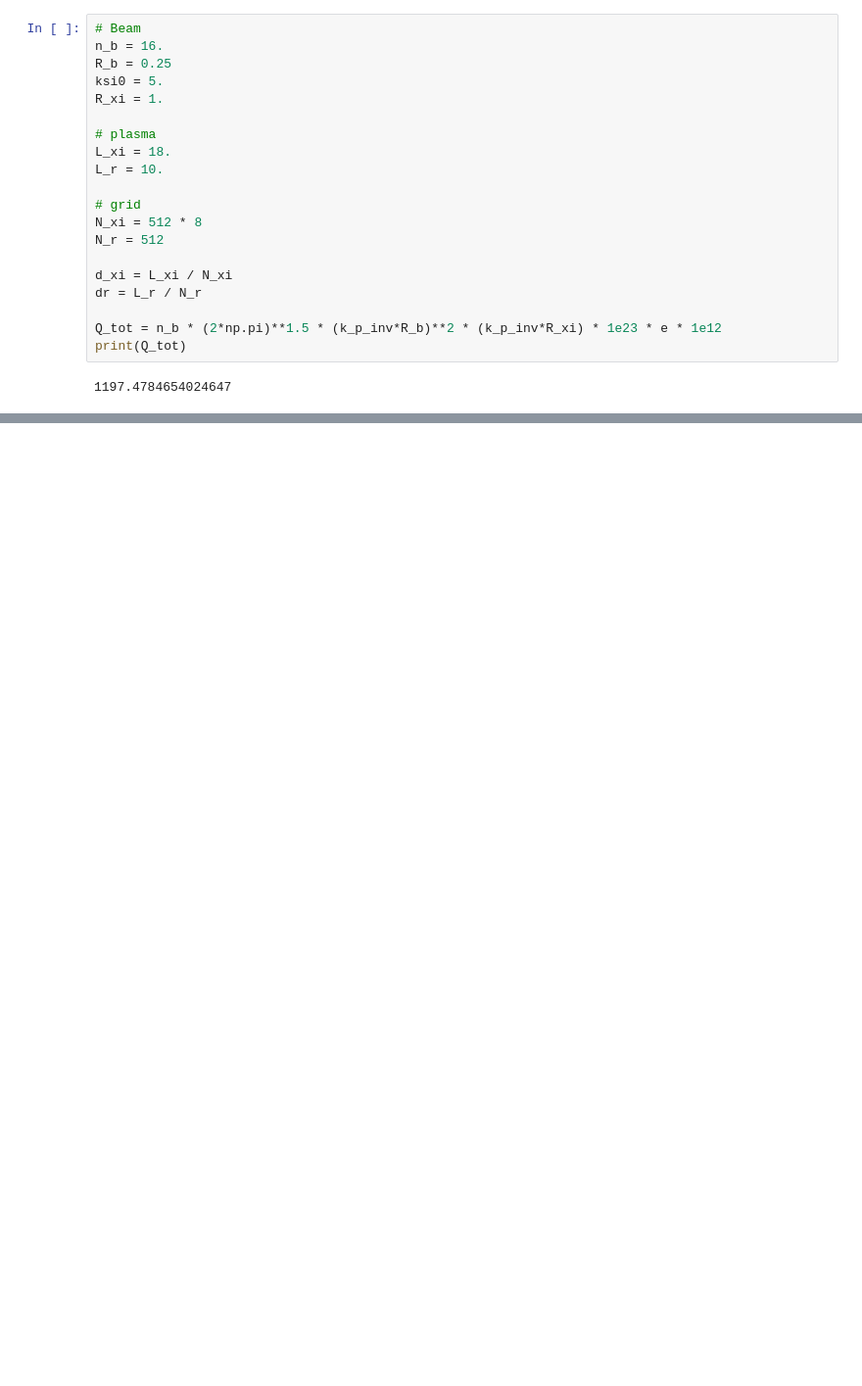
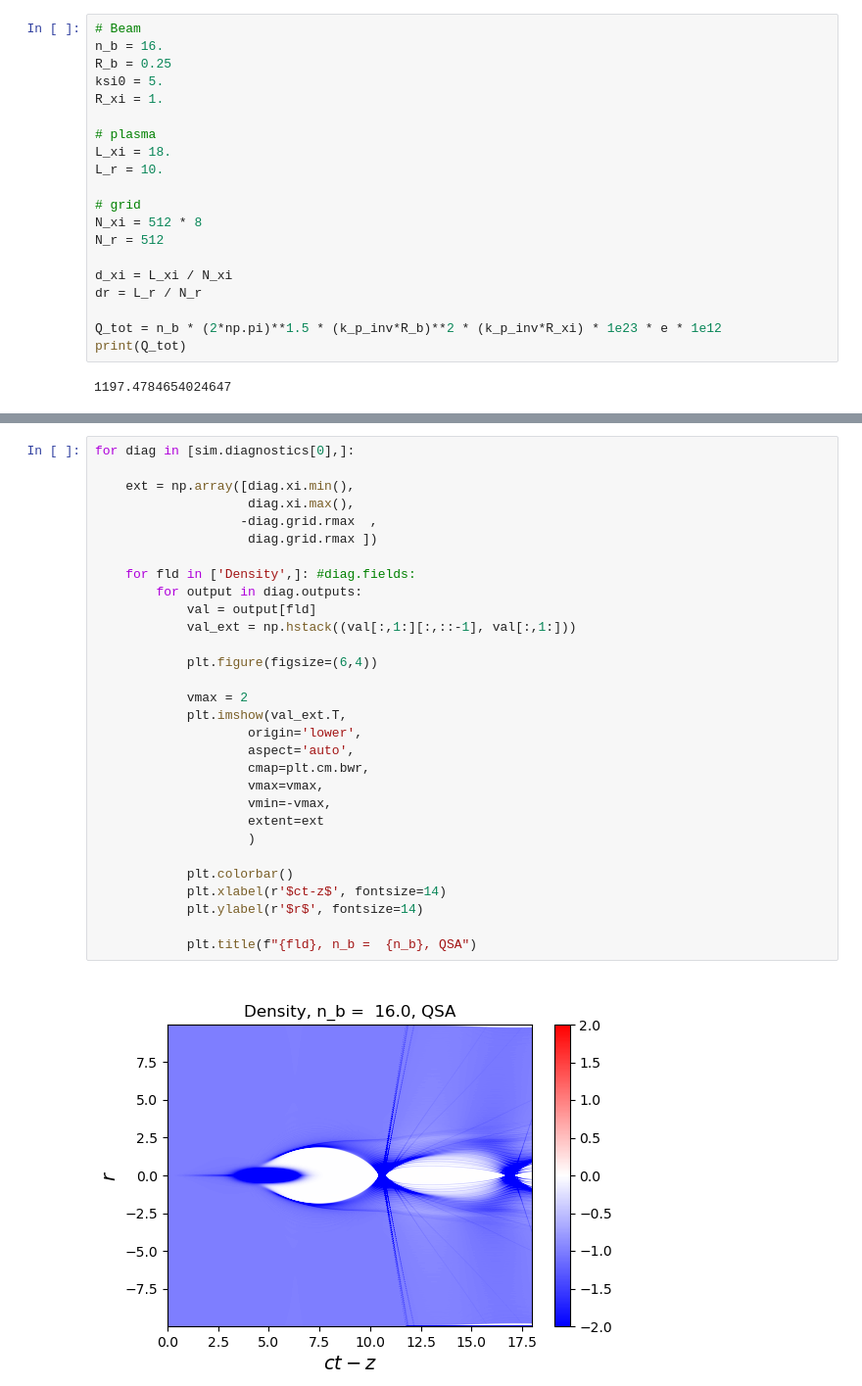
Before and after one commit to viktoriiazakharova/QSA_PWFA, a Jupyter notebook: example/sim_test_quick.ipynb, the cells around one changed output, grey strips where cells are left out. Shown at 98% size. Saved outputs shown, nothing was run; the diff lists cells and outputs as text; blank space fills up the shorter version.

```diff
--- a/example/sim_test_quick.ipynb
+++ b/example/sim_test_quick.ipynb
@@ -91,0 +92,32 @@ for diag in sim.diagnostics:
+# %%
+for diag in [sim.diagnostics[0],]:
+
+    ext = np.array([diag.xi.min(),
+                    diag.xi.max(),
+                   -diag.grid.rmax  ,
+                    diag.grid.rmax ])
+
+    for fld in ['Density',]: #diag.fields:
+        for output in diag.outputs:
+            val = output[fld]
+            val_ext = np.hstack((val[:,1:][:,::-1], val[:,1:]))
+
+            plt.figure(figsize=(6,4))
+
+            vmax = 2
+            plt.imshow(val_ext.T,
+                    origin='lower',
+                    aspect='auto',
+                    cmap=plt.cm.bwr,
+                    vmax=vmax,
+                    vmin=-vmax,
+                    extent=ext
+                    )
+
+            plt.colorbar()
+            plt.xlabel(r'$ct-z$', fontsize=14)
+            plt.ylabel(r'$r$', fontsize=14)
+
+            plt.title(f"{fld}, n_b =  {n_b}, QSA")
+# %% [output]
+[figure, added]
```
Also changed, not shown: parts of 6 cells of this notebook, 4 other files.
